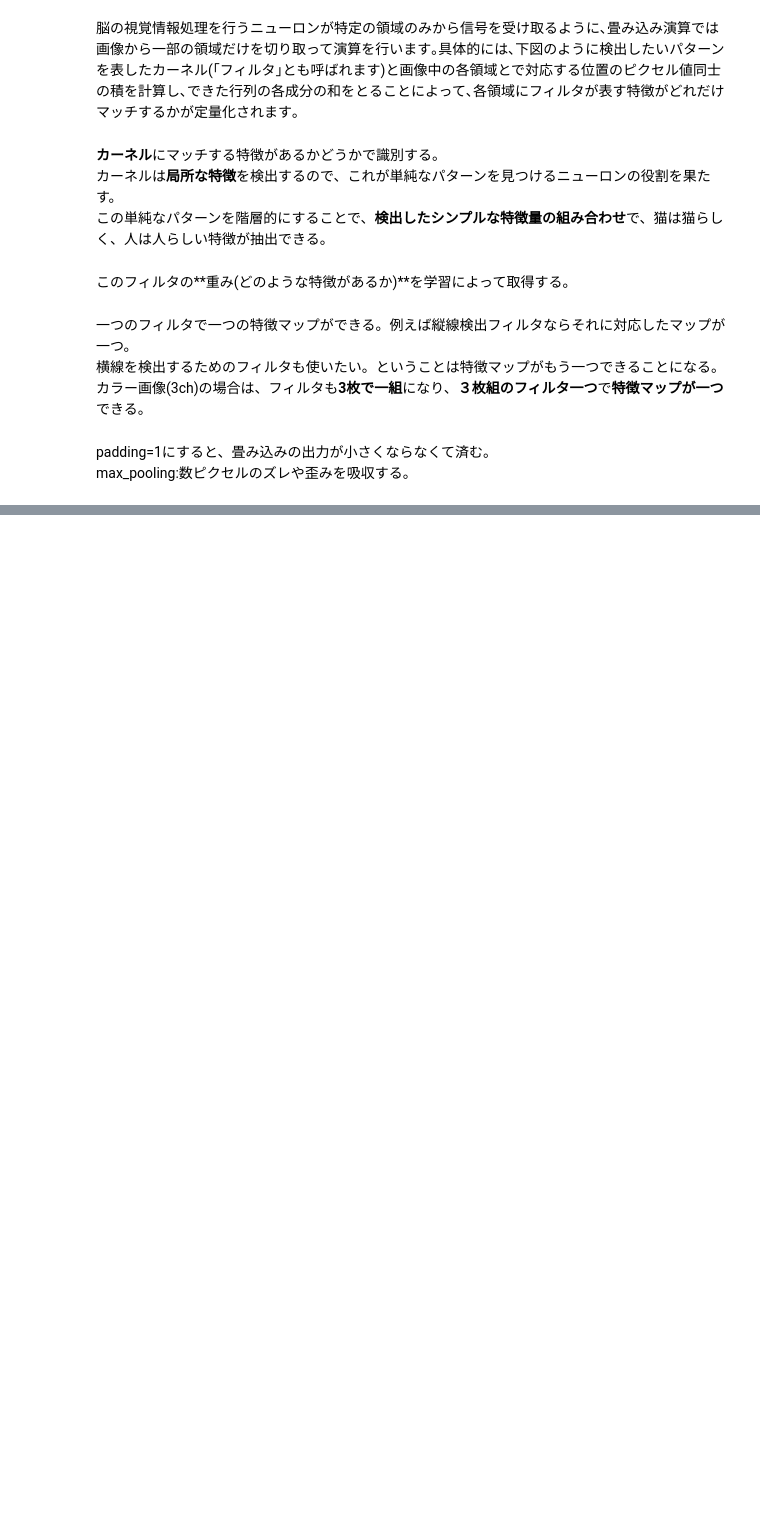
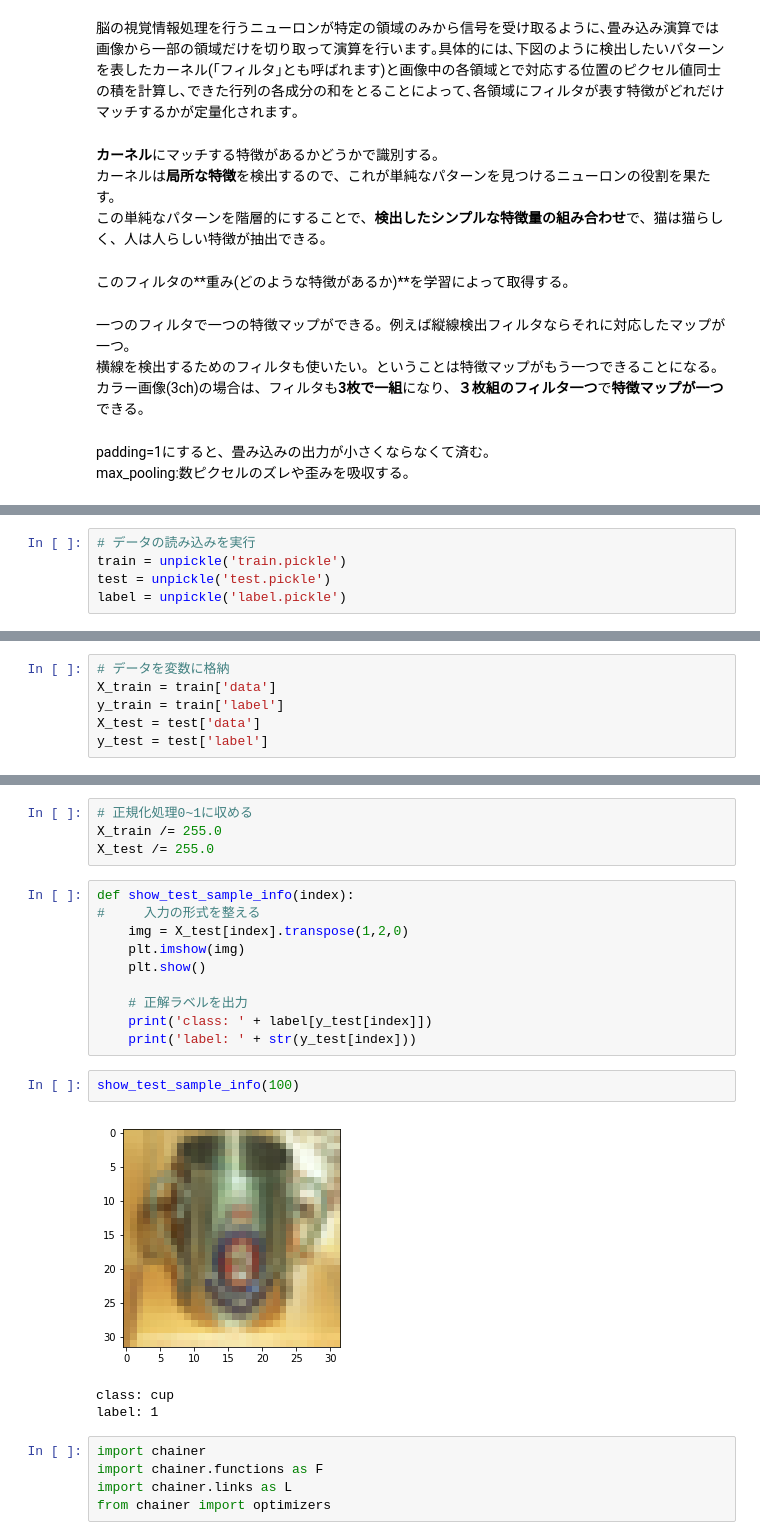
Before and after one commit to zukako0930/haitsclass, a Jupyter notebook: DeepLearning/CNN.ipynb, the cells around one changed output, grey strips where cells are left out. Cells and saved outputs as stored; diff of their text form; blank space fills up the shorter version.

```diff
--- a/DeepLearning/CNN.ipynb
+++ b/DeepLearning/CNN.ipynb
@@ -16,0 +67,5 @@ max_pooling:数ピクセルのズレや歪みを吸収する。
+# %%
+# データの読み込みを実行
+train = unpickle('train.pickle')
+test = unpickle('test.pickle')
+label = unpickle('label.pickle')
@@ -16,0 +76,6 @@ max_pooling:数ピクセルのズレや歪みを吸収する。
+# %%
+# データを変数に格納
+X_train = train['data']
+y_train = train['label']
+X_test = test['data']
+y_test = test['label']
@@ -16,0 +98,25 @@ max_pooling:数ピクセルのズレや歪みを吸収する。
+# %%
+# 正規化処理0~1に収める
+X_train /= 255.0
+X_test /= 255.0
+# %%
+def show_test_sample_info(index):
+#     入力の形式を整える
+    img = X_test[index].transpose(1,2,0)
+    plt.imshow(img)
+    plt.show()
+
+    # 正解ラベルを出力
+    print('class: ' + label[y_test[index]])
+    print('label: ' + str(y_test[index]))
+# %%
+show_test_sample_info(100)
+# %% [output]
+[figure, added]
+class: cup
+label: 1
+# %%
+import chainer
+import chainer.functions as F
+import chainer.links as L
+from chainer import optimizers
```
Also changed, not shown: parts of 25 cells of this notebook, 7 other files.
